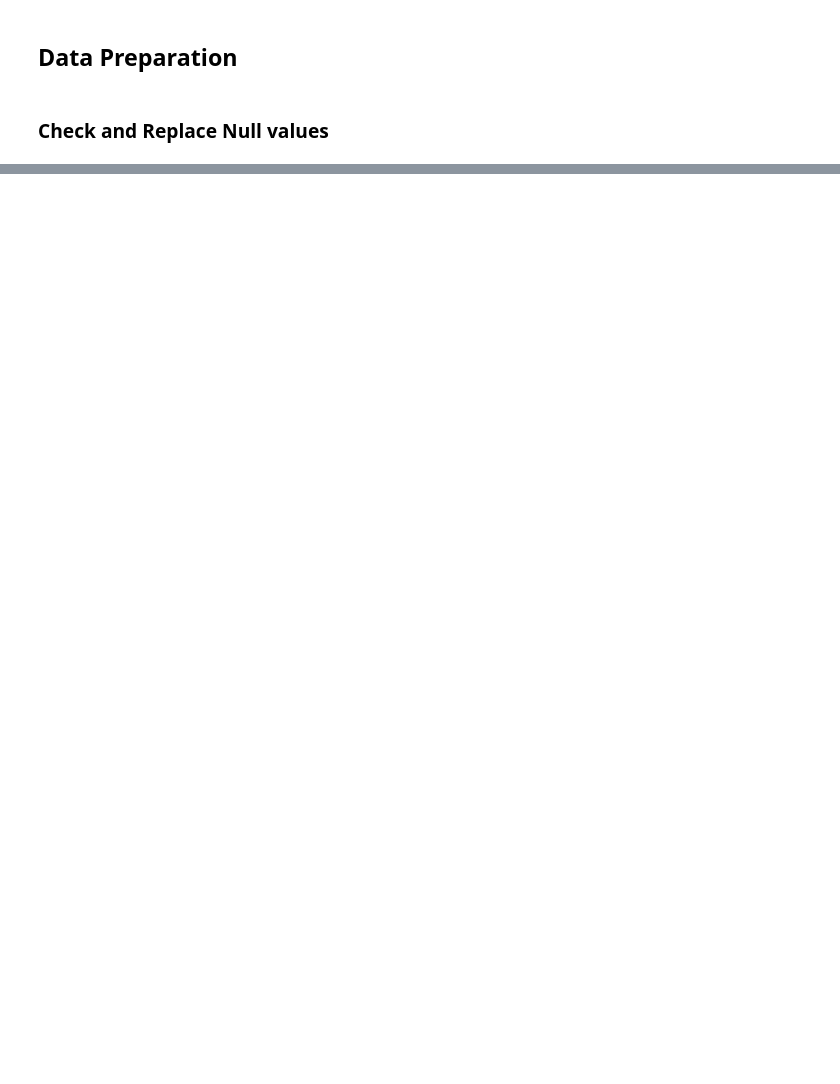
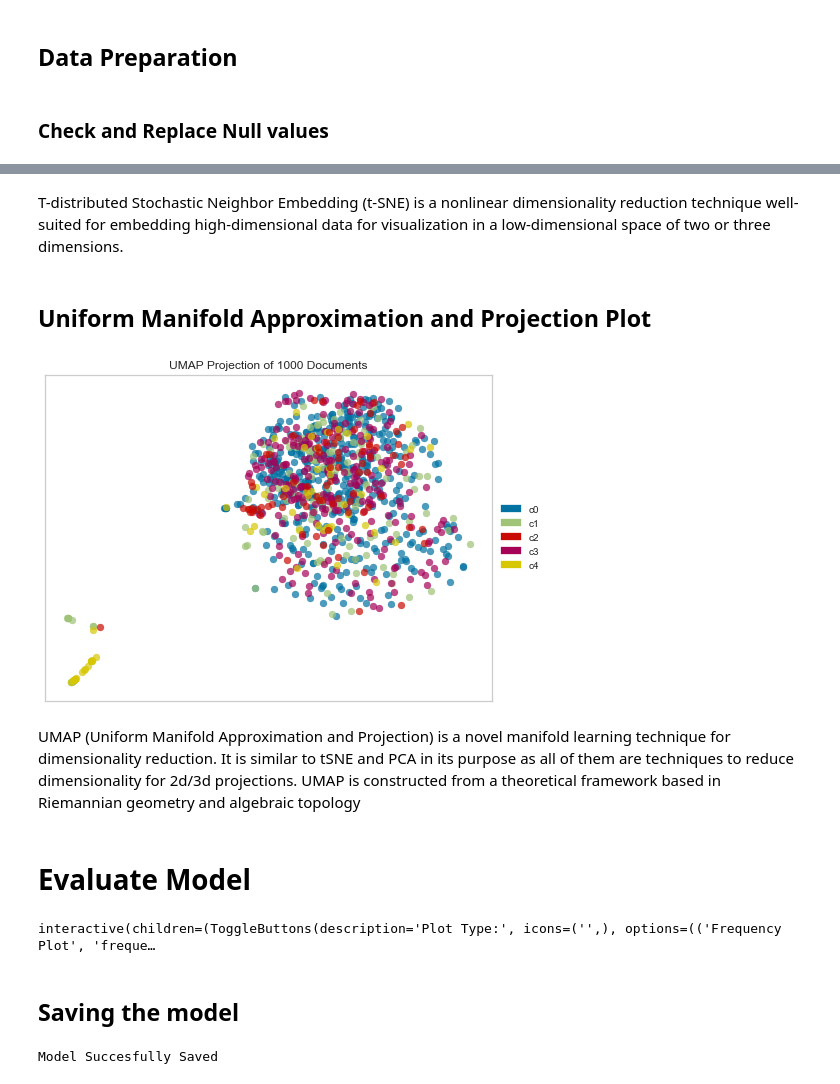
Before and after one commit to kirti-chaudhari/SpringBoard_DataScience_Career, a Jupyter notebook: CapstoneProject2/Capstone 2 - NLP.ipynb, the cells around one changed output, grey strips where cells are left out. Drawn from its saved outputs; the diff is of its cells as text; code cells hidden in the pictures; blank space fills up the shorter version.

```diff
--- a/CapstoneProject2/Capstone 2 - NLP.ipynb
+++ b/CapstoneProject2/Capstone 2 - NLP.ipynb
@@ -163,0 +266,2 @@ ax = sns.barplot(x="Sentiment", y="Count",data=df_sentiments)
+# %%
+lda2 = create_model('lda', num_topics = 6, multi_core = True)
@@ -163,0 +324,22 @@ ax = sns.barplot(x="Sentiment", y="Count",data=df_sentiments)
+# %% [markdown]
+T-distributed Stochastic Neighbor Embedding (t-SNE) is a nonlinear dimensionality reduction technique well-suited for embedding high-dimensional data for visualization in a low-dimensional space of two or three dimensions.
+# %% [markdown]
+## Uniform Manifold Approximation and Projection Plot
+# %%
+plot_model(lda2, plot = 'umap')
+# %% [output]
+[figure, added]
+# %% [markdown]
+UMAP (Uniform Manifold Approximation and Projection) is a novel manifold learning technique for dimensionality reduction. It is similar to tSNE and PCA in its purpose as all of them are techniques to reduce dimensionality for 2d/3d projections. UMAP is constructed from a theoretical framework based in Riemannian geometry and algebraic topology
+# %% [markdown]
+# Evaluate Model
+# %%
+evaluate_model(lda2)
+# %% [output]
+interactive(children=(ToggleButtons(description='Plot Type:', icons=('',), options=(('Frequency Plot', 'freque…
+# %% [markdown]
+## Saving the model
+# %%
+save_model(lda2,'Final LDA Model 31Aug2020')
+# %% [output]
+Model Succesfully Saved
```
Also changed, not shown: parts of 95 cells of this notebook, 5 other files.
